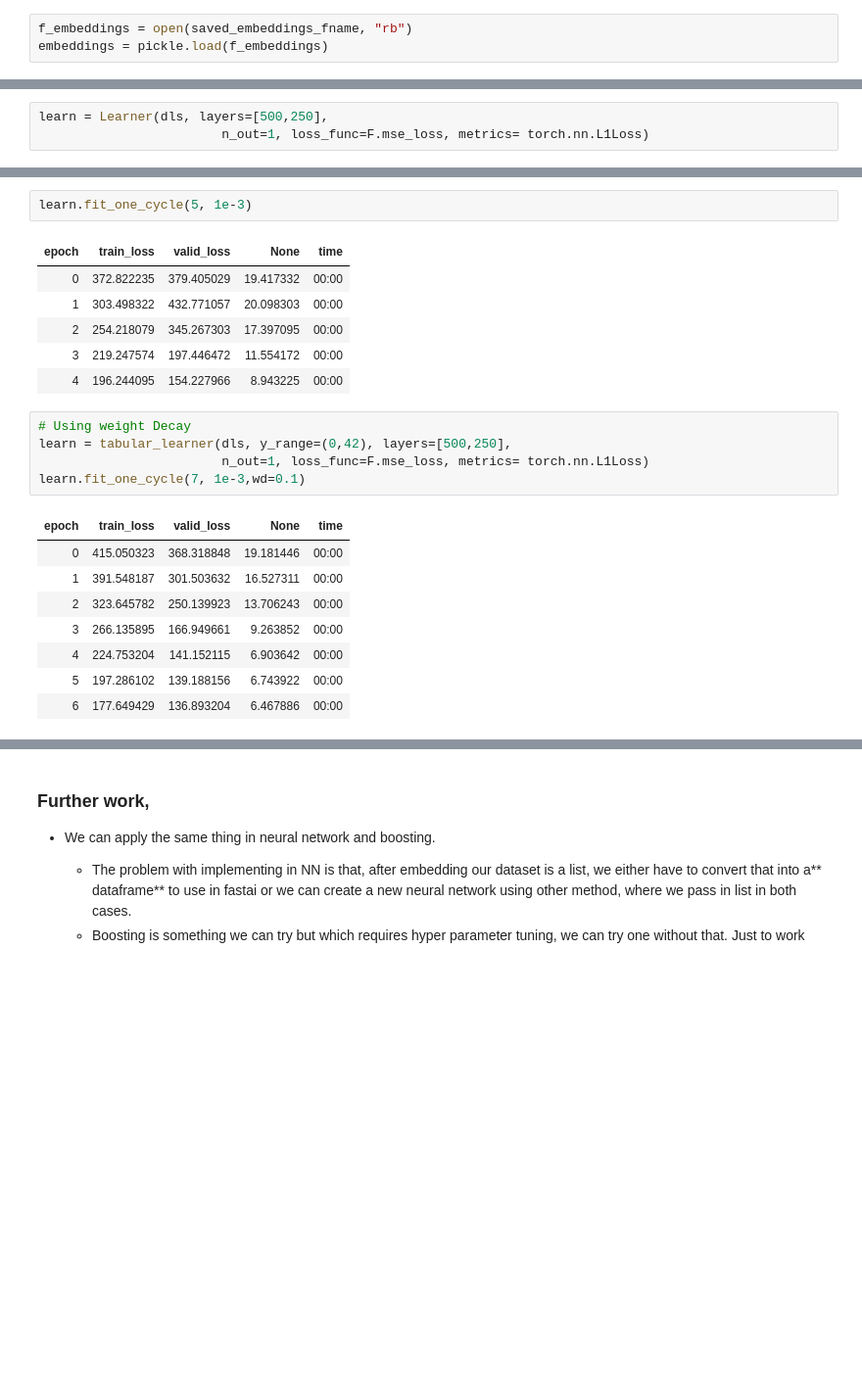
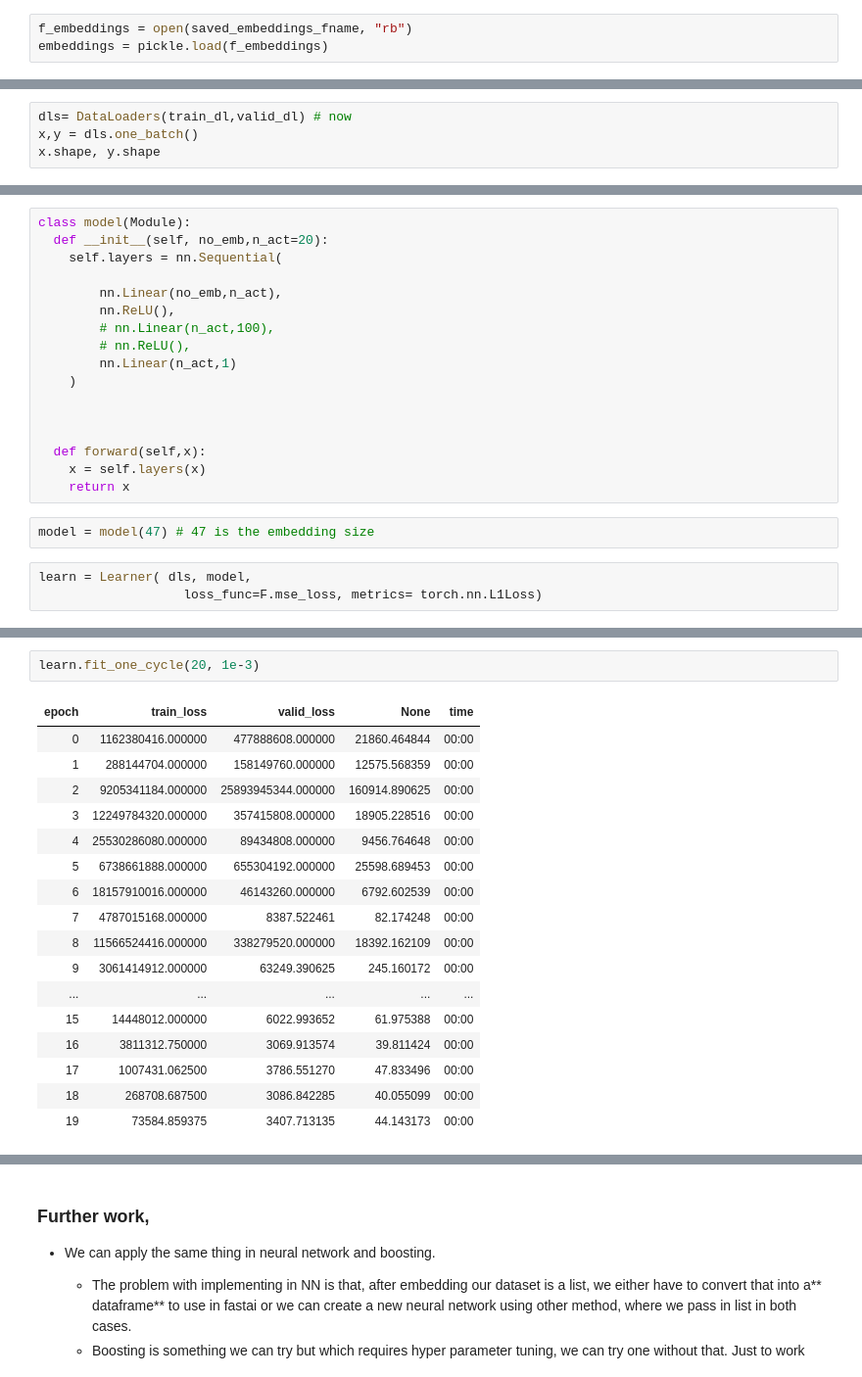
Before and after one commit to akshaypt7/amazon_sales_prediction, a Jupyter notebook: project_01_04_Using_entity_embeddings.ipynb, the cells around one changed output, grey strips where cells are left out. Shown at 98% size. Drawn from its saved outputs; the diff is of its cells as text; blank space fills up the shorter version.

Commit message:
Model with Embeddings  (calculated MAE)

```diff
--- a/project_01_04_Using_entity_embeddings.ipynb
+++ b/project_01_04_Using_entity_embeddings.ipynb
@@ -216,0 +281,4 @@ dls = DataLoaders(train_dl, valid_dl, device='cpu')
+# %%
+dls= DataLoaders(train_dl,valid_dl) # now
+x,y = dls.one_batch()
+x.shape, y.shape
@@ -217,3 +287,22 @@ dls = DataLoaders(train_dl, valid_dl, device='cpu')
+# %%
+class model(Module):
+  def __init__(self, no_emb,n_act=20):
+    self.layers = nn.Sequential(
+
+        nn.Linear(no_emb,n_act),
+        nn.ReLU(),
+        # nn.Linear(n_act,100),
+        # nn.ReLU(),
+        nn.Linear(n_act,1)
+    )
+
+
+
+  def forward(self,x):
+    x = self.layers(x)
+    return x
+# %%
+model = model(47) # 47 is the embedding size
 # %%
-learn = Learner(dls, layers=[500,250],
-                        n_out=1, loss_func=F.mse_loss, metrics= torch.nn.L1Loss)
+learn = Learner( dls, model,
+                   loss_func=F.mse_loss, metrics= torch.nn.L1Loss)
@@ -228,23 +311,20 @@ SuggestedLRs(valley=0.001737800776027143)
 # %%
-learn.fit_one_cycle(5, 1e-3)
+learn.fit_one_cycle(20, 1e-3)
 # %% [output]
 | epoch | train_loss | valid_loss | None | time |
-| 0 | 372.822235 | 379.405029 | 19.417332 | 00:00 |
-| 1 | 303.498322 | 432.771057 | 20.098303 | 00:00 |
-| 2 | 254.218079 | 345.267303 | 17.397095 | 00:00 |
-| 3 | 219.247574 | 197.446472 | 11.554172 | 00:00 |
-| 4 | 196.244095 | 154.227966 | 8.943225 | 00:00 |
+| 0 | 1162380416.000000 | 477888608.000000 | 21860.464844 | 00:00 |
+| 1 | 288144704.000000 | 158149760.000000 | 12575.568359 | 00:00 |
+| 2 | 9205341184.000000 | 25893945344.000000 | 160914.890625 | 00:00 |
+| 3 | 12249784320.000000 | 357415808.000000 | 18905.228516 | 00:00 |
+| 4 | 25530286080.000000 | 89434808.000000 | 9456.764648 | 00:00 |
+| 5 | 6738661888.000000 | 655304192.000000 | 25598.689453 | 00:00 |
+| 6 | 18157910016.000000 | 46143260.000000 | 6792.602539 | 00:00 |
+| 7 | 4787015168.000000 | 8387.522461 | 82.174248 | 00:00 |
+| 8 | 11566524416.000000 | 338279520.000000 | 18392.162109 | 00:00 |
+| 9 | 3061414912.000000 | 63249.390625 | 245.160172 | 00:00 |
+| ... | ... | ... | ... | ... |
+| 15 | 14448012.000000 | 6022.993652 | 61.975388 | 00:00 |
+| 16 | 3811312.750000 | 3069.913574 | 39.811424 | 00:00 |
+| 17 | 1007431.062500 | 3786.551270 | 47.833496 | 00:00 |
+| 18 | 268708.687500 | 3086.842285 | 40.055099 | 00:00 |
+| 19 | 73584.859375 | 3407.713135 | 44.143173 | 00:00 |
-# %%
-# Using weight Decay
-learn = tabular_learner(dls, y_range=(0,42), layers=[500,250],
-                        n_out=1, loss_func=F.mse_loss, metrics= torch.nn.L1Loss)
-learn.fit_one_cycle(7, 1e-3,wd=0.1)
-# %% [output]
-| epoch | train_loss | valid_loss | None | time |
-| 0 | 415.050323 | 368.318848 | 19.181446 | 00:00 |
-| 1 | 391.548187 | 301.503632 | 16.527311 | 00:00 |
-| 2 | 323.645782 | 250.139923 | 13.706243 | 00:00 |
-| 3 | 266.135895 | 166.949661 | 9.263852 | 00:00 |
-| 4 | 224.753204 | 141.152115 | 6.903642 | 00:00 |
-| 5 | 197.286102 | 139.188156 | 6.743922 | 00:00 |
-| 6 | 177.649429 | 136.893204 | 6.467886 | 00:00 |
```
Also changed, not shown: parts of 42 cells of this notebook.
